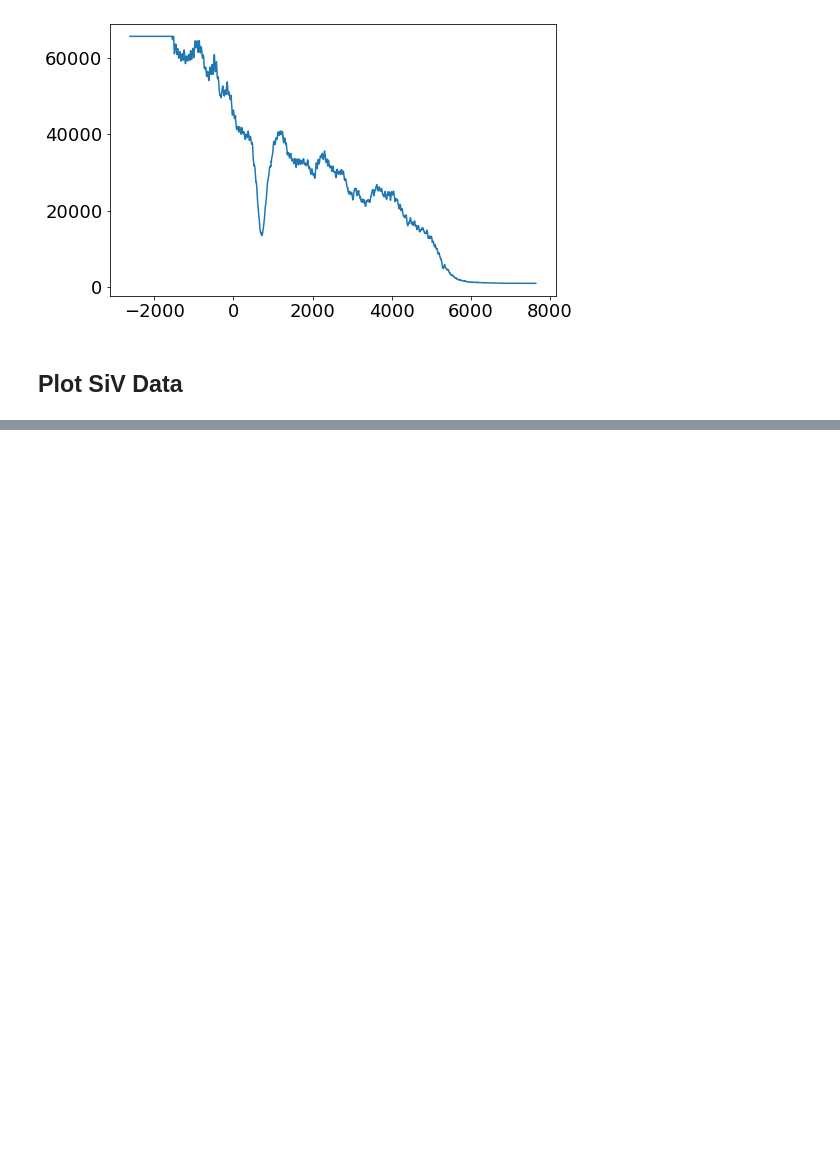
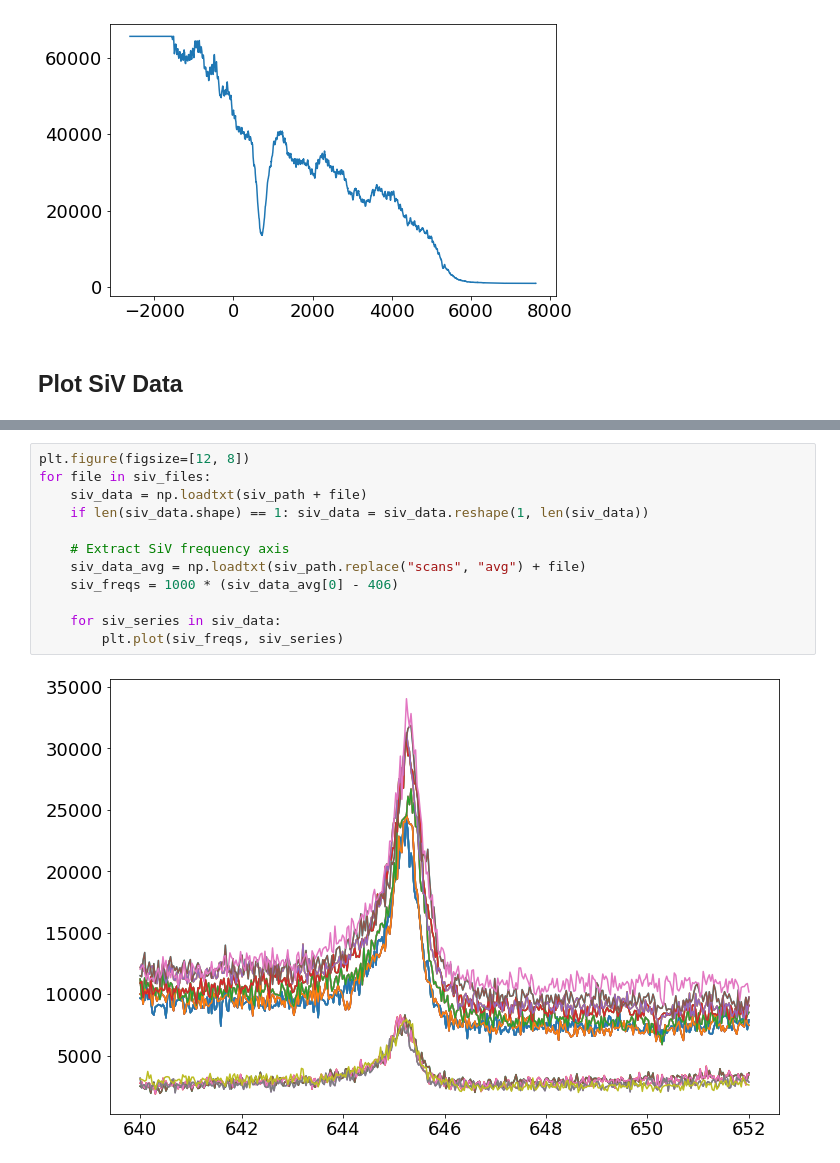
Before and after one commit to huanyanqi/siv-cqed-model, a Jupyter notebook: notebooks/fitting data - 20210324.ipynb, the cells around one changed output, grey strips where cells are left out. Saved outputs shown, nothing was run; the diff lists cells and outputs as text; blank space fills up the shorter version.

```diff
--- a/notebooks/fitting data - 20210324.ipynb
+++ b/notebooks/fitting data - 20210324.ipynb
@@ -343,0 +52,14 @@ plt.show()
+# %%
+plt.figure(figsize=[12, 8])
+for file in siv_files:
+    siv_data = np.loadtxt(siv_path + file)
+    if len(siv_data.shape) == 1: siv_data = siv_data.reshape(1, len(siv_data))
+
+    # Extract SiV frequency axis
+    siv_data_avg = np.loadtxt(siv_path.replace("scans", "avg") + file)
+    siv_freqs = 1000 * (siv_data_avg[0] - 406)
+
+    for siv_series in siv_data:
+        plt.plot(siv_freqs, siv_series)
+# %% [output]
+[figure, added]
```
Also changed, not shown: parts of 35 cells of this notebook.
